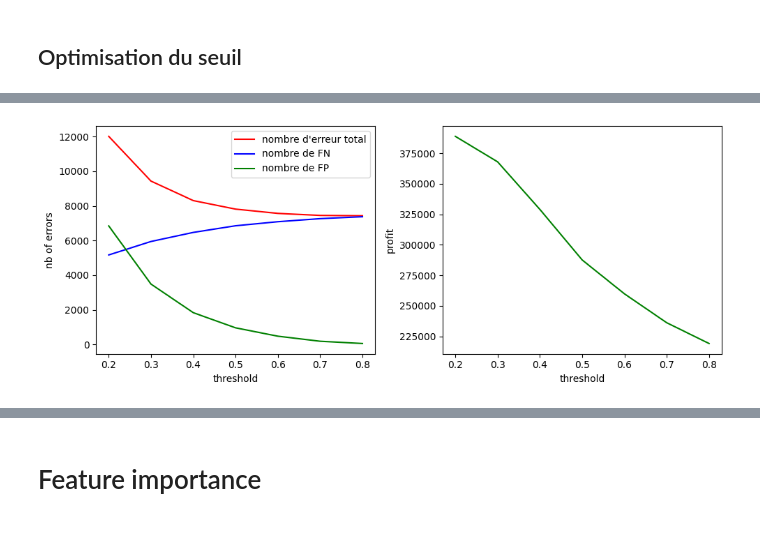
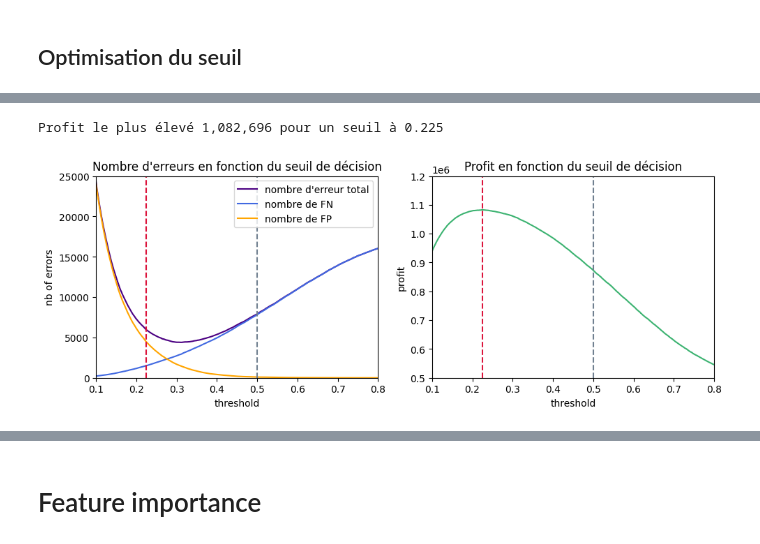
Before and after one commit to estellec18/modele_de_scoring, a Jupyter notebook: 02_Modelisation.ipynb, the cells around one changed output, grey strips where cells are left out. Saved outputs shown, nothing was run; the diff lists cells and outputs as text; code cells hidden in the pictures.

Commit message:
maj de l'analyse du seuil

```diff
--- a/02_Modelisation.ipynb
+++ b/02_Modelisation.ipynb
@@ -1111,25 +1122,47 @@ df_seuil.sort_values("nb_FN", ascending=True) # nous cherchons à minimiser le n
+# %%
+def to_labels(prob_1, seuils):
+    return (prob_1 >= seuils).astype('int')
+# %%
+probs = xgboost_best.predict_proba(X_train)[:,1] # on récupère la proba de défault (classe 1)
+seuils = np.arange(0,1,0.001)
+# %%
+# on recherche le seuil à partir duquel on considère qu'un client va faire default pour maximiser le profit
+# le seuil d'origine est 0.5
+scores = [get_profit_custom(y_train, to_labels(probs, s)) for s in seuils]
+idx_max = np.argmax(scores)
+print(f"Profit le plus élevé {scores[idx_max]:,} pour un seuil à {seuils[idx_max]:.3f}")
+# %% [output]
+Profit le plus élevé 1,082,696 pour un seuil à 0.225
+# %%
+errors = [get_FN_FP(y_train, to_labels(probs, s)) for s in seuils]
+FP = np.array(errors)[:,0]
+FN = np.array(errors)[:,1]
 # %%
-# il semble que autour de 0.6 on parviennent à minimiser le nombre total d'erreur tout en limitant le nombre de FN
 fig, ax = plt.subplots(1, 2, figsize=(10,4))
 
-plt.subplot(1,3,1)
+plt.subplot(1,2,1)
 plt.xlabel("threshold")
 plt.ylabel("nb of errors")
-plt.plot(df_seuil["threshold"], df_seuil["nb_error"], color ="yellow", label="nombre d'erreur total")
-plt.plot(df_seuil["threshold"], df_seuil["nb_FN"], color ="blue", label="nombre de FN")
-plt.plot(df_seuil["threshold"], df_seuil["nb_FP"], color ="orange", label="nombre de FP")
+plt.plot(seuils, FP+FN, color ="indigo", label="nombre d'erreur total")
+plt.plot(seuils, FN, color ="royalblue", label="nombre de FN")
+plt.plot(seuils, FP, color ="orange", label="nombre de FP")
+plt.xlim([0.1, 0.8])
+plt.ylim([0, 25000])
+plt.axvline(x=0.5, linestyle='dashed', color='slategray')
+plt.axvline(x=seuils[idx_max], linestyle='dashed', color='crimson')
+plt.title("Nombre d'erreurs en fonction du seuil de décision")
 plt.legend();
 
-plt.subplot(1,3,2)
+plt.subplot(1,2,2)
 plt.xlabel("threshold")
 plt.ylabel("profit")
-plt.plot(df_seuil["threshold"], df_seuil["profit"], color ="green")
-
-plt.subplot(1,3,3)
-plt.xlabel("threshold")
-plt.ylabel("cost")
-plt.plot(df_seuil["threshold"], df_seuil["cost_error"], color ="red")
+plt.plot(seuils, scores, color ="mediumseagreen")
+plt.xlim([0.1, 0.8])
+plt.ylim([500000, 1200000])
+plt.axvline(x=0.5, linestyle='dashed', color='slategray')
+plt.axvline(x=seuils[idx_max], linestyle='dashed', color='crimson')
+plt.title("Profit en fonction du seuil de décision")
 
 fig.tight_layout();
 # %% [output]
-[figure, old version]
+[figure, new version]
```
Also changed, not shown: parts of 81 cells of this notebook.
